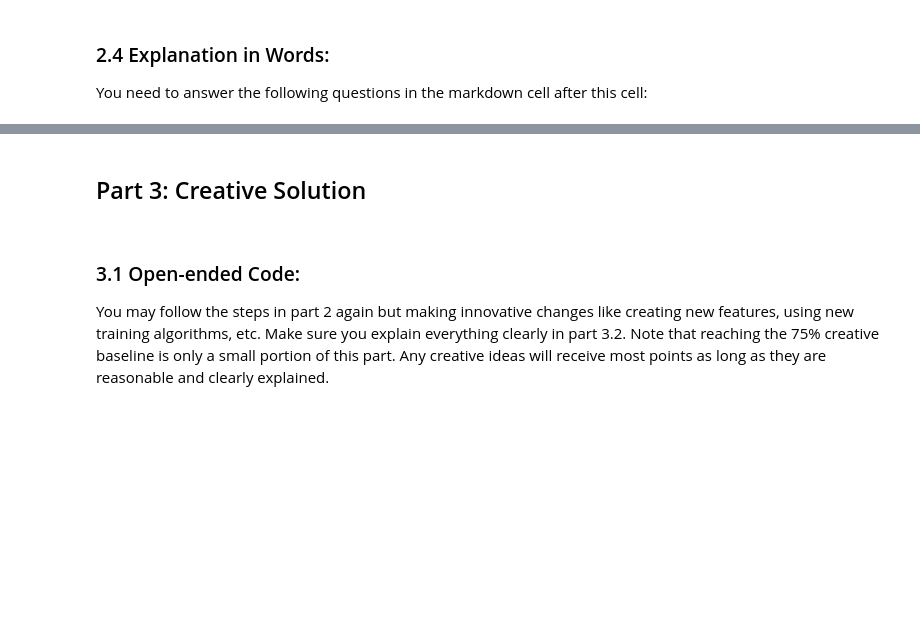
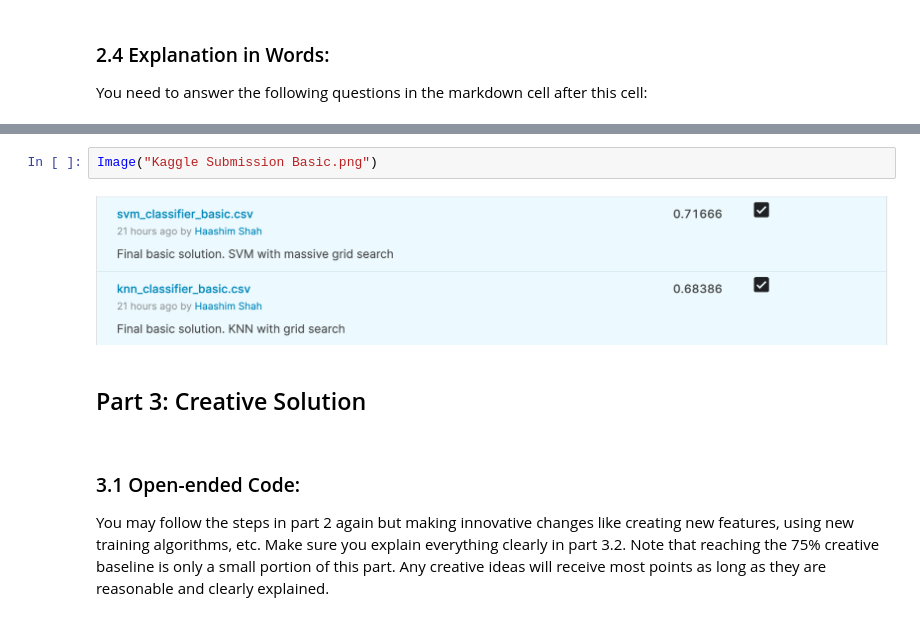
Before and after one commit to h-u-d/election-prediction, a Jupyter notebook: Solution/CS 4780 Final Project.ipynb, the cells around one changed output, grey strips where cells are left out. Drawn from its saved outputs; the diff is of its cells as text; blank space fills up the shorter version.

```diff
--- a/Solution/CS 4780 Final Project.ipynb
+++ b/Solution/CS 4780 Final Project.ipynb
@@ -216,3 +229,7 @@ The KNN solution reaches 0.68386 accuracy and the SVM solution reaches 0.71666 a
+# %%
+Image("Kaggle Submission Basic.png")
+# %% [output]
+[figure, added]
 # %% [markdown]
 <h2>Part 3: Creative Solution</h2><p>
 # %% [markdown]
```
Also changed, not shown: parts of 47 cells of this notebook, 11 other files.
